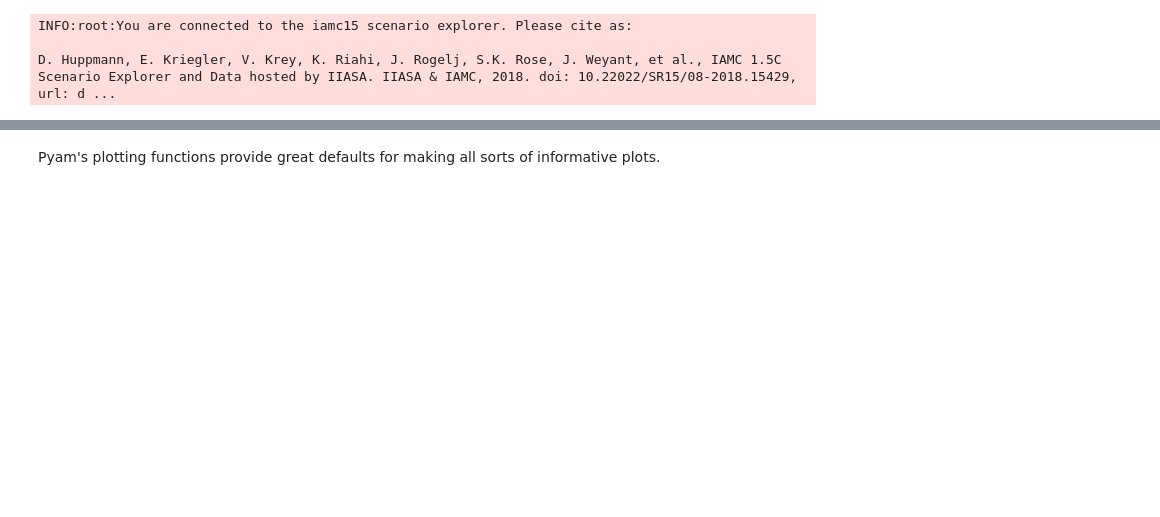
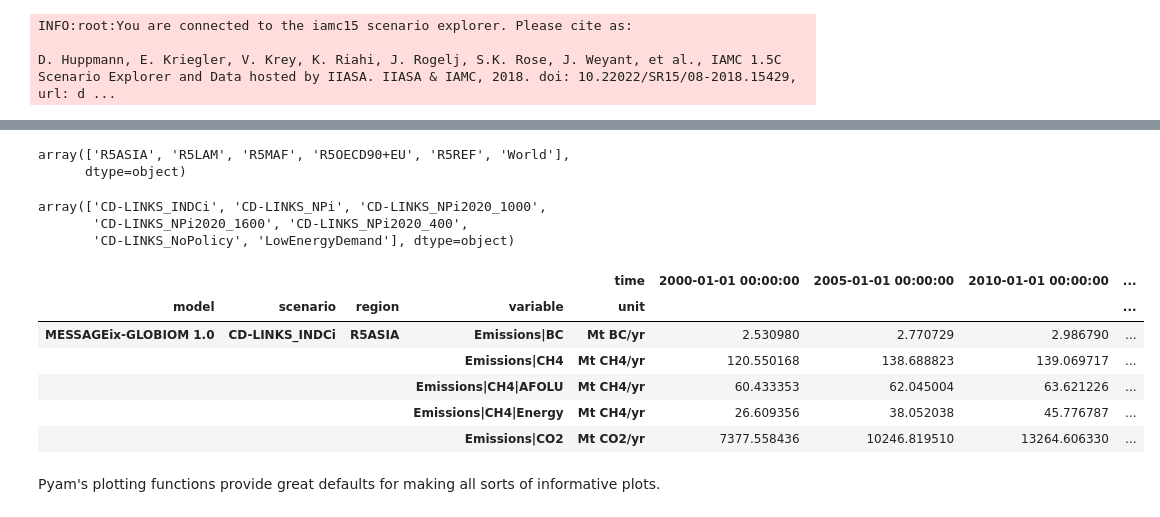
Before and after one commit to openscm/openscm, a Jupyter notebook: notebooks/pyam-integration.ipynb, the cells around one changed output, grey strips where cells are left out. Saved outputs shown, nothing was run; the diff lists cells and outputs as text; code cells hidden in the pictures; blank space fills up the shorter version.

```diff
--- a/notebooks/pyam-integration.ipynb
+++ b/notebooks/pyam-integration.ipynb
@@ -74,3 +53,25 @@ Index(['model', 'region', 'scenario', 'unit', 'value', 'variable', 'year'], dtyp
+# %%
+df["region"].unique()
+# %% [output]
+array(['R5ASIA', 'R5LAM', 'R5MAF', 'R5OECD90+EU', 'R5REF', 'World'],
+      dtype=object)
+# %%
+df["scenario"].unique()
+# %% [output]
+array(['CD-LINKS_INDCi', 'CD-LINKS_NPi', 'CD-LINKS_NPi2020_1000',
+       'CD-LINKS_NPi2020_1600', 'CD-LINKS_NPi2020_400',
+       'CD-LINKS_NoPolicy', 'LowEnergyDemand'], dtype=object)
+# %%
+# NBVAL_IGNORE_OUTPUT
+df.timeseries().head()
+# %% [output]
+|  |  |  |  | time | 2000-01-01 00:00:00 | 2005-01-01 00:00:00 | 2010-01-01 00:00:00 | ... |
+| model | scenario | region | variable | unit |  |  |  | ... |
+| MESSAGEix-GLOBIOM 1.0 | CD-LINKS_INDCi | R5ASIA | Emissions|BC | Mt BC/yr | 2.530980 | 2.770729 | 2.986790 | ... |
+|  |  |  | Emissions|CH4 | Mt CH4/yr | 120.550168 | 138.688823 | 139.069717 | ... |
+|  |  |  | Emissions|CH4|AFOLU | Mt CH4/yr | 60.433353 | 62.045004 | 63.621226 | ... |
+|  |  |  | Emissions|CH4|Energy | Mt CH4/yr | 26.609356 | 38.052038 | 45.776787 | ... |
+|  |  |  | Emissions|CO2 | Mt CO2/yr | 7377.558436 | 10246.819510 | 13264.606330 | ... |
 # %% [markdown]
 Pyam's plotting functions provide great defaults for making all sorts of informative plots.
 # %%
```
Also changed, not shown: parts of 12 cells of this notebook, 2 other files.
